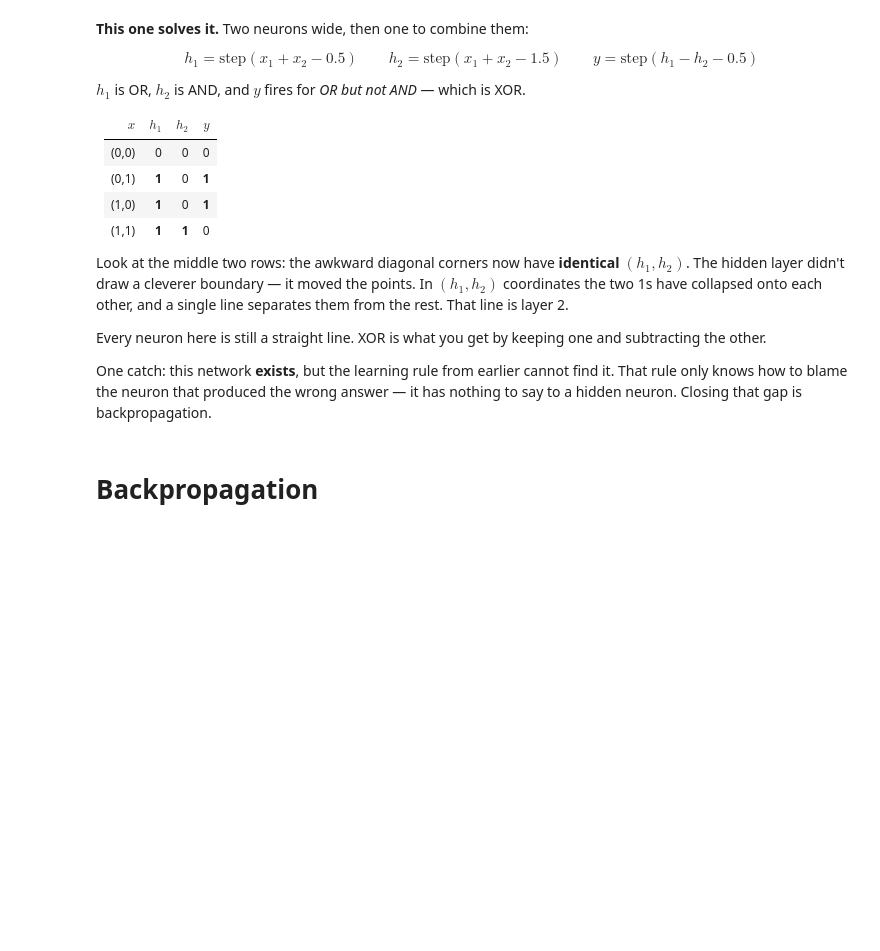
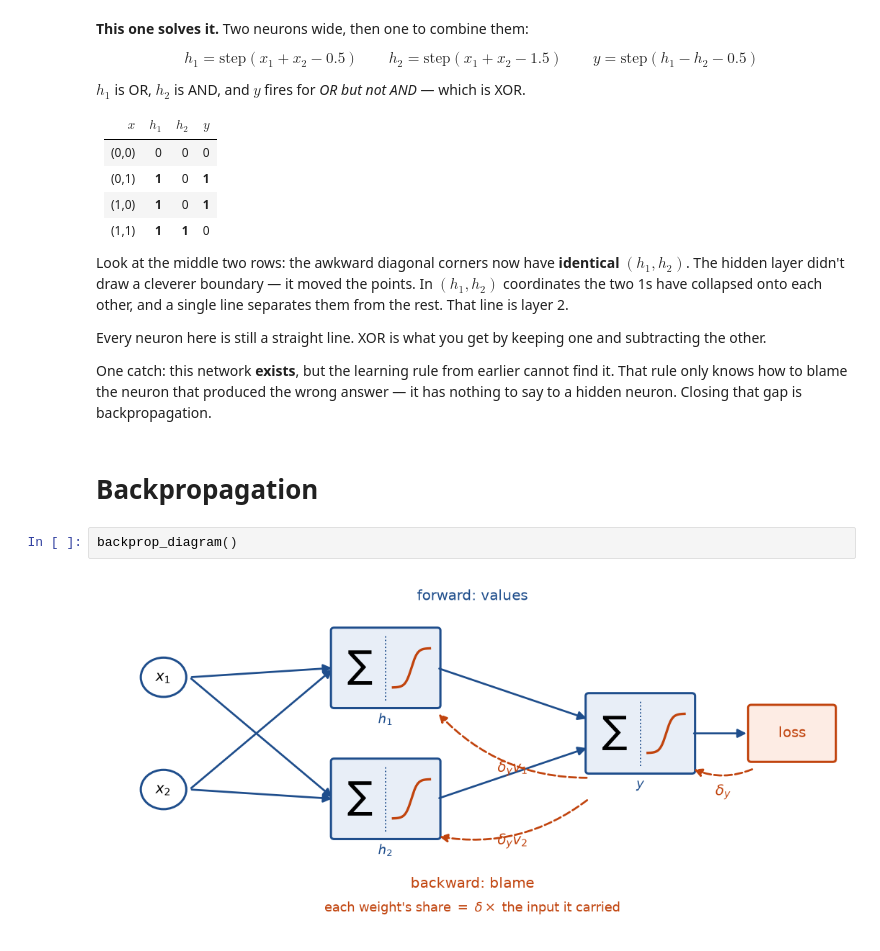
Before and after one commit to John-Anthony-Heaney/graft, a Jupyter notebook: Book.ipynb, the cells around one changed output. Drawn from its saved outputs; the diff is of its cells as text; blank space fills up the shorter version.

Commit message:
backprop_diagram(): values forward, blame backward; sigmoid neurons
Co-Authored-By: Claude Opus 5 <noreply@anthropic.com>

```diff
--- a/Book.ipynb
+++ b/Book.ipynb
@@ -114,3 +114,7 @@ backpropagation.
 # %% [markdown]
 <a id="backprop"></a>
 # Backpropagation
+# %%
+backprop_diagram()
+# %% [output]
+[figure, added]
```
Also changed, not shown: 1 other file.
